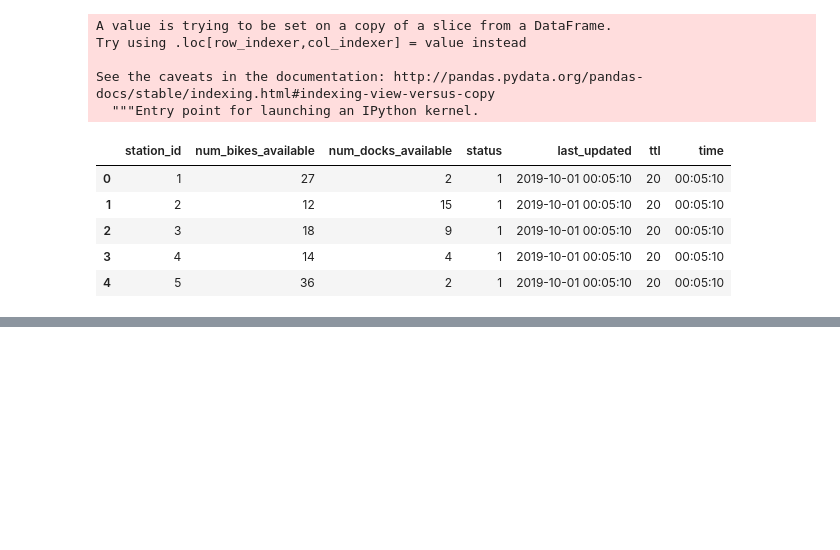
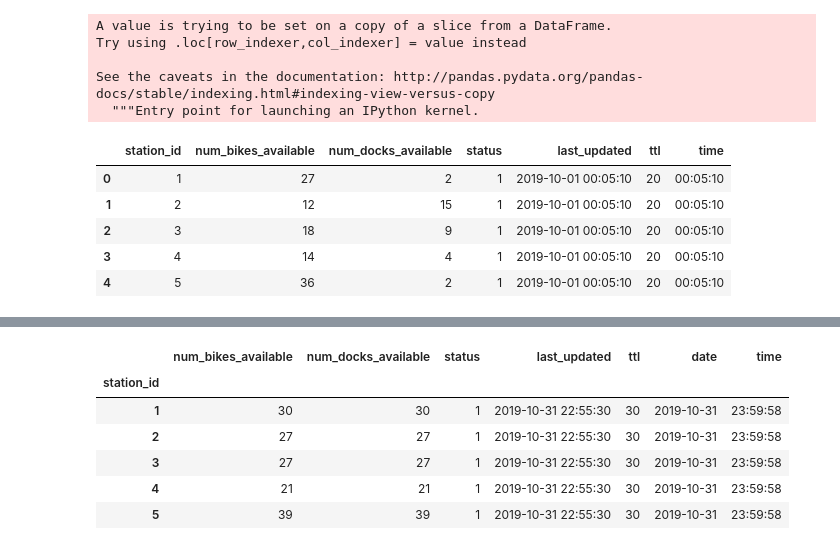
Before and after one commit to jaumevr15/Bicing-Stations-Analysis, a Jupyter notebook: your-project/code/1_datetime .ipynb, the cells around one changed output, grey strips where cells are left out. Cells and saved outputs as stored; diff of their text form; code cells hidden in the pictures; blank space fills up the shorter version.

```diff
--- a/your-project/code/1_datetime .ipynb
+++ b/your-project/code/1_datetime .ipynb
@@ -273,0 +277,11 @@ features = features.set_index('station_id',drop=True)
+# %%
+oct_max = octubre.groupby('station_id').max()
+oct_max.head()
+# %% [output]
+|  | num_bikes_available | num_docks_available | status | last_updated | ttl | date | time |
+| station_id |  |  |  |  |  |  |  |
+| 1 | 30 | 30 | 1 | 2019-10-31 22:55:30 | 30 | 2019-10-31 | 23:59:58 |
+| 2 | 27 | 27 | 1 | 2019-10-31 22:55:30 | 30 | 2019-10-31 | 23:59:58 |
+| 3 | 27 | 27 | 1 | 2019-10-31 22:55:30 | 30 | 2019-10-31 | 23:59:58 |
+| 4 | 21 | 21 | 1 | 2019-10-31 22:55:30 | 30 | 2019-10-31 | 23:59:58 |
+| 5 | 39 | 39 | 1 | 2019-10-31 22:55:30 | 30 | 2019-10-31 | 23:59:58 |
```
Also changed, not shown: parts of 7 cells of this notebook, 1 other file.
